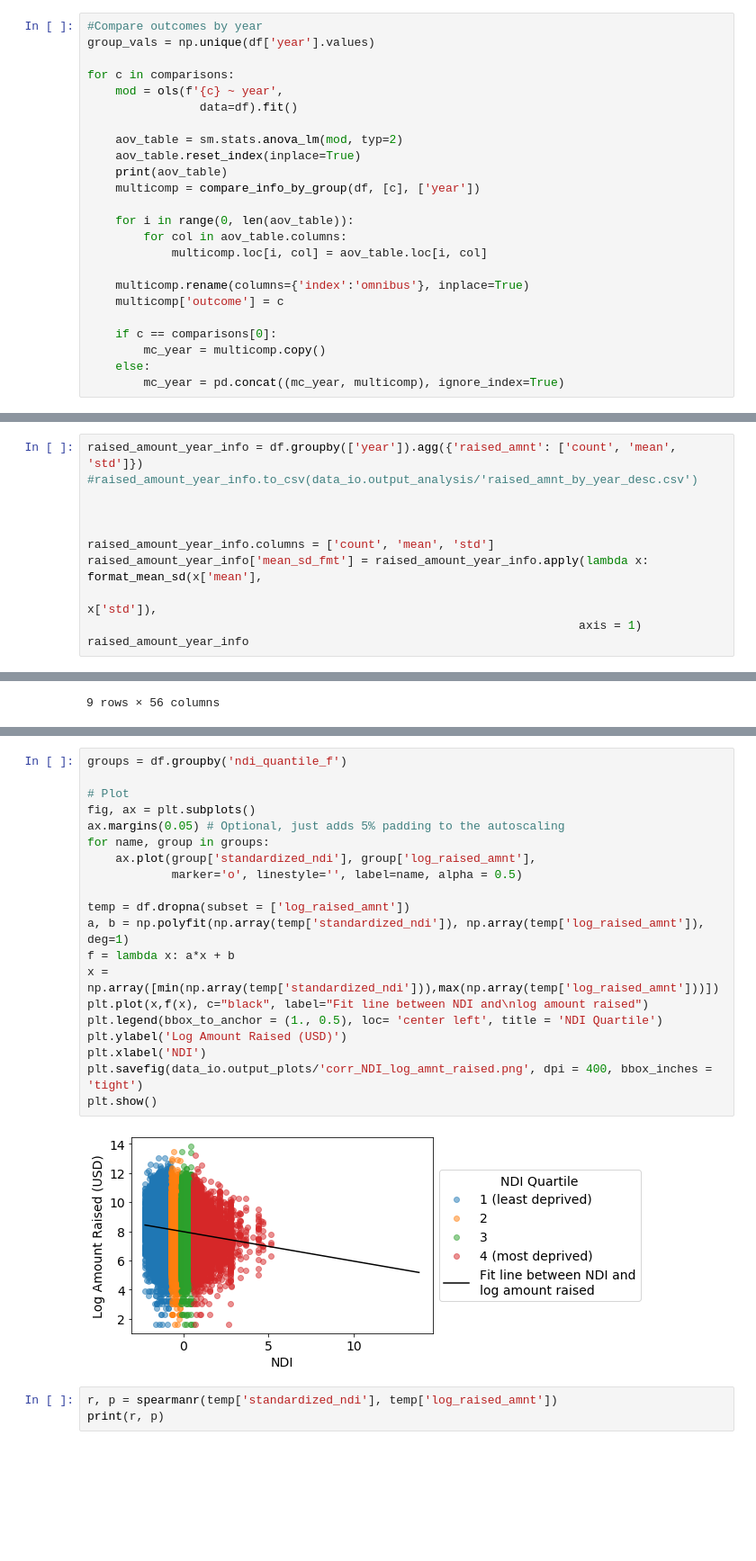
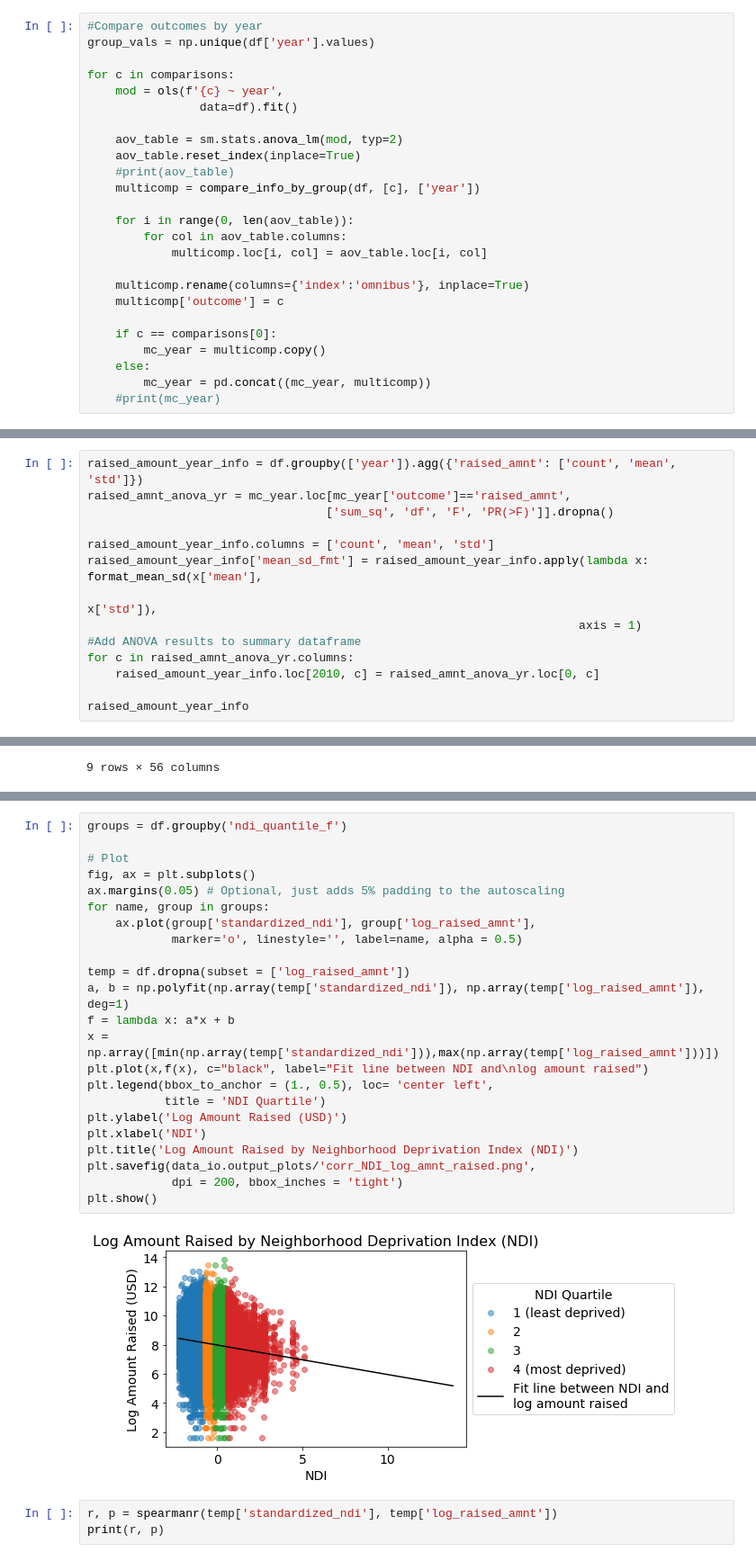
Before and after one commit to silverer/cancer-crowdfunding-explorer, a Jupyter notebook: notebooks/Perform analysis on census and GFM data.ipynb, the cells around one changed output, grey strips where cells are left out. Shown: that part at 90% size. Saved outputs shown, nothing was run; the diff lists cells and outputs as text; blank space fills up the shorter version.

Commit message:
Updated outputs for revisions

```diff
--- a/notebooks/Perform analysis on census and GFM data.ipynb
+++ b/notebooks/Perform analysis on census and GFM data.ipynb
@@ -662,7 +662,7 @@ for c in comparisons:
 
     aov_table = sm.stats.anova_lm(mod, typ=2)
     aov_table.reset_index(inplace=True)
-    print(aov_table)
+    #print(aov_table)
     multicomp = compare_info_by_group(df, [c], ['year'])
 
     for i in range(0, len(aov_table)):
@@ -675,4 +675,5 @@ for c in comparisons:
     if c == comparisons[0]:
         mc_year = multicomp.copy()
     else:
-        mc_year = pd.concat((mc_year, multicomp), ignore_index=True)
+        mc_year = pd.concat((mc_year, multicomp))
+    #print(mc_year)
@@ -698,12 +702,15 @@ for c in comparisons:
 # %%
 raised_amount_year_info = df.groupby(['year']).agg({'raised_amnt': ['count', 'mean', 'std']})
-#raised_amount_year_info.to_csv(data_io.output_analysis/'raised_amnt_by_year_desc.csv')
-
-
+raised_amnt_anova_yr = mc_year.loc[mc_year['outcome']=='raised_amnt',
+                                  ['sum_sq', 'df', 'F', 'PR(>F)']].dropna()
 
 raised_amount_year_info.columns = ['count', 'mean', 'std']
 raised_amount_year_info['mean_sd_fmt'] = raised_amount_year_info.apply(lambda x: format_mean_sd(x['mean'],
                                                                                                x['std']),
                                                                       axis = 1)
+#Add ANOVA results to summary dataframe
+for c in raised_amnt_anova_yr.columns:
+    raised_amount_year_info.loc[2010, c] = raised_amnt_anova_yr.loc[0, c]
+
 raised_amount_year_info
 # %% [output]
@@ -1388,25 +1388,28 @@ plt.hist(df['log_raised_amnt'])
 # %%
 groups = df.groupby('ndi_quantile_f')
 
 # Plot
 fig, ax = plt.subplots()
 ax.margins(0.05) # Optional, just adds 5% padding to the autoscaling
 for name, group in groups:
     ax.plot(group['standardized_ndi'], group['log_raised_amnt'],
             marker='o', linestyle='', label=name, alpha = 0.5)
 
 temp = df.dropna(subset = ['log_raised_amnt'])
 a, b = np.polyfit(np.array(temp['standardized_ndi']), np.array(temp['log_raised_amnt']), deg=1)
 f = lambda x: a*x + b
 x = np.array([min(np.array(temp['standardized_ndi'])),max(np.array(temp['log_raised_amnt']))])
 plt.plot(x,f(x), c="black", label="Fit line between NDI and\nlog amount raised")
-plt.legend(bbox_to_anchor = (1., 0.5), loc= 'center left', title = 'NDI Quartile')
+plt.legend(bbox_to_anchor = (1., 0.5), loc= 'center left',
+           title = 'NDI Quartile')
 plt.ylabel('Log Amount Raised (USD)')
 plt.xlabel('NDI')
-plt.savefig(data_io.output_plots/'corr_NDI_log_amnt_raised.png', dpi = 400, bbox_inches = 'tight')
+plt.title('Log Amount Raised by Neighborhood Deprivation Index (NDI)')
+plt.savefig(data_io.output_plots/'corr_NDI_log_amnt_raised.png',
+            dpi = 200, bbox_inches = 'tight')
 plt.show()
 # %% [output]
-[figure, old version]
+[figure, new version]
 # %%
 r, p = spearmanr(temp['standardized_ndi'], temp['log_raised_amnt'])
 print(r, p)
```
Also changed, not shown: parts of 17 cells of this notebook, 21 other files.
